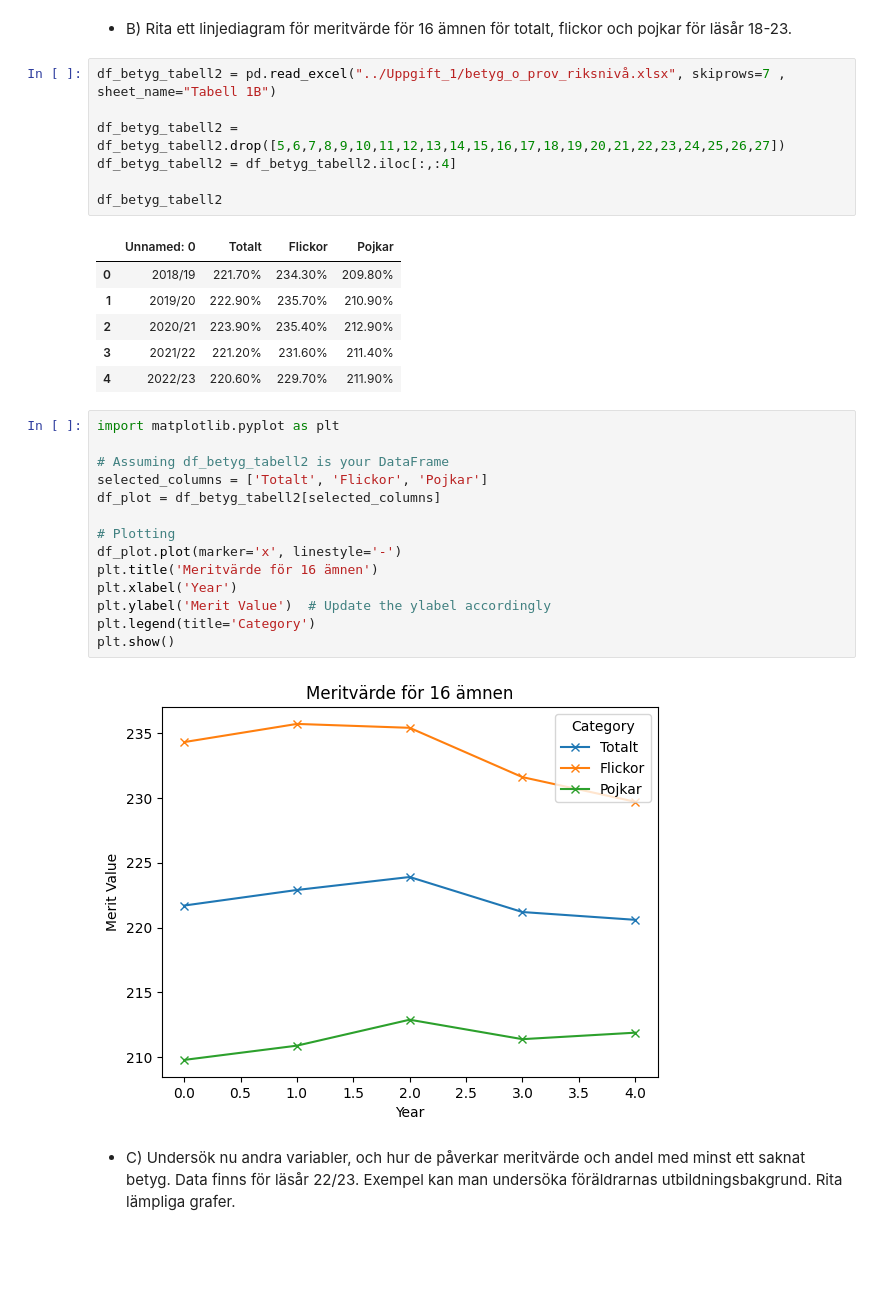
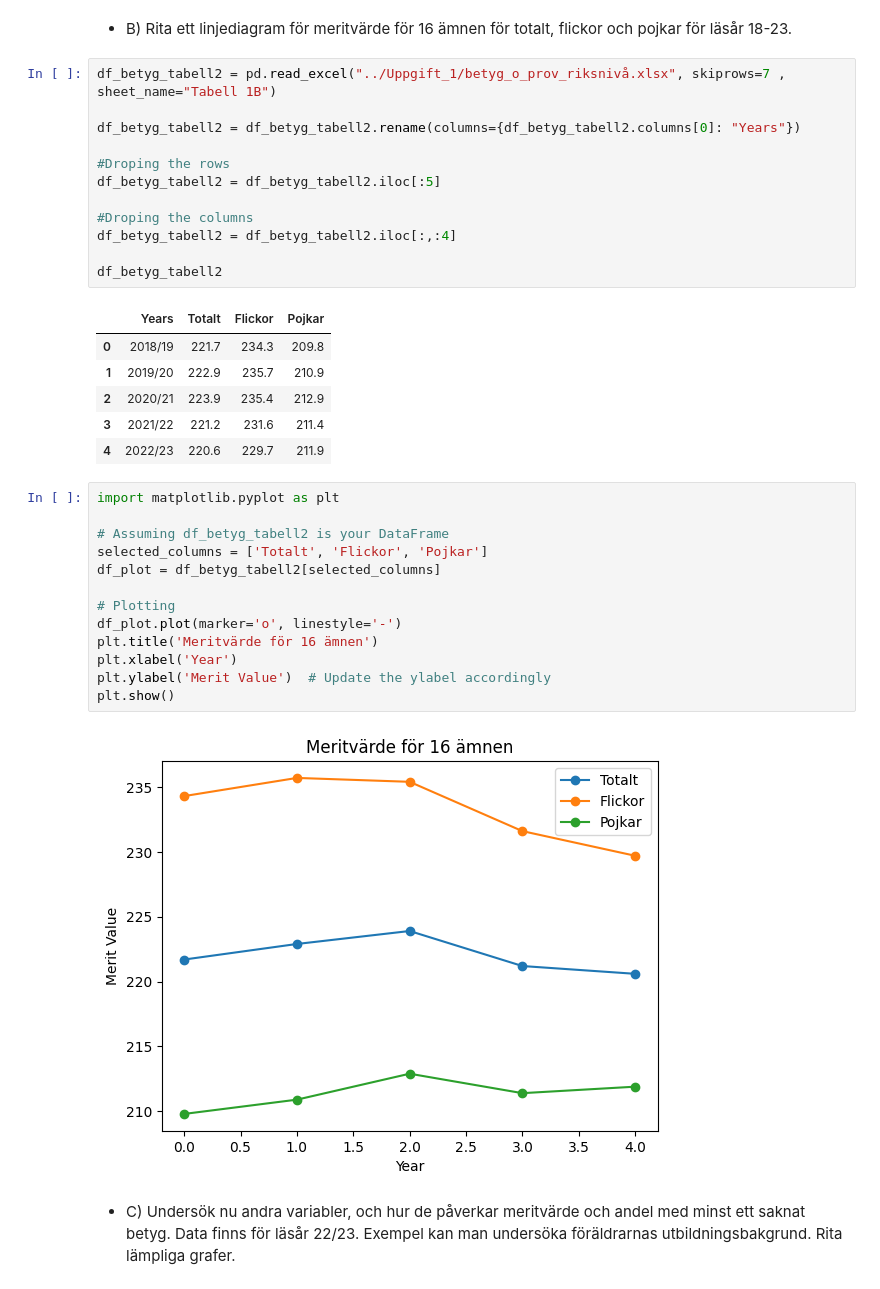
Before and after one commit to mosendamnit/Python-Muhsin-Ahmad-OPA23, a Jupyter notebook: Lab2/Uppgift_1/uppgift_1.ipynb, the cells around one changed output. Cells and saved outputs as stored; diff of their text form; blank space fills up the shorter version.

```diff
--- a/Lab2/Uppgift_1/uppgift_1.ipynb
+++ b/Lab2/Uppgift_1/uppgift_1.ipynb
@@ -83,32 +39,36 @@ plt.show()
 # %%
 df_betyg_tabell2 = pd.read_excel("../Uppgift_1/betyg_o_prov_riksnivå.xlsx", skiprows=7 , sheet_name="Tabell 1B")
 
-df_betyg_tabell2 = df_betyg_tabell2.drop([5,6,7,8,9,10,11,12,13,14,15,16,17,18,19,20,21,22,23,24,25,26,27])
+df_betyg_tabell2 = df_betyg_tabell2.rename(columns={df_betyg_tabell2.columns[0]: "Years"})
+
+#Droping the rows
+df_betyg_tabell2 = df_betyg_tabell2.iloc[:5]
+
+#Droping the columns
 df_betyg_tabell2 = df_betyg_tabell2.iloc[:,:4]
 
 df_betyg_tabell2
 # %% [output]
-|  | Unnamed: 0 | Totalt | Flickor | Pojkar |
-| 0 | 2018/19 | 221.70% | 234.30% | 209.80% |
-| 1 | 2019/20 | 222.90% | 235.70% | 210.90% |
-| 2 | 2020/21 | 223.90% | 235.40% | 212.90% |
-| 3 | 2021/22 | 221.20% | 231.60% | 211.40% |
-| 4 | 2022/23 | 220.60% | 229.70% | 211.90% |
+|  | Years | Totalt | Flickor | Pojkar |
+| 0 | 2018/19 | 221.7 | 234.3 | 209.8 |
+| 1 | 2019/20 | 222.9 | 235.7 | 210.9 |
+| 2 | 2020/21 | 223.9 | 235.4 | 212.9 |
+| 3 | 2021/22 | 221.2 | 231.6 | 211.4 |
+| 4 | 2022/23 | 220.6 | 229.7 | 211.9 |
 # %%
 import matplotlib.pyplot as plt
 
 # Assuming df_betyg_tabell2 is your DataFrame
 selected_columns = ['Totalt', 'Flickor', 'Pojkar']
 df_plot = df_betyg_tabell2[selected_columns]
 
 # Plotting
-df_plot.plot(marker='x', linestyle='-')
+df_plot.plot(marker='o', linestyle='-')
 plt.title('Meritvärde för 16 ämnen')
 plt.xlabel('Year')
 plt.ylabel('Merit Value')  # Update the ylabel accordingly
-plt.legend(title='Category')
 plt.show()
 # %% [output]
-[figure, old version]
+[figure, new version]
 # %% [markdown]
 -  C) Undersök nu andra variabler, och hur de påverkar meritvärde och andel med minst ett saknat betyg. Data finns för läsår 22/23. Exempel kan man undersöka föräldrarnas utbildningsbakgrund. Rita lämpliga grafer.
```
Also changed, not shown: parts of 5 cells of this notebook.
